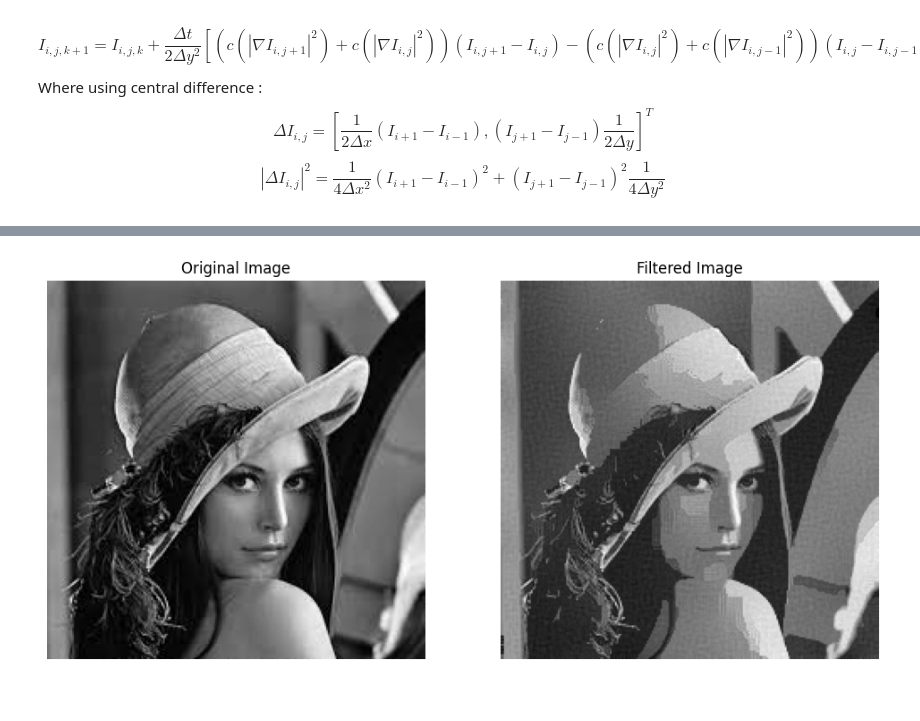
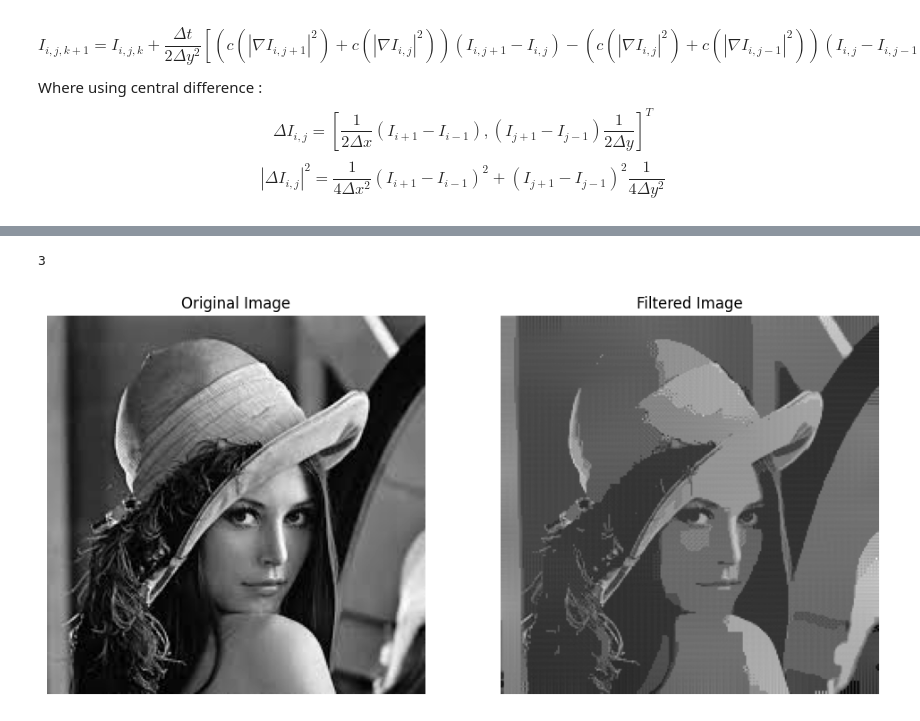
Before and after one commit to arofenitra/Scientific-Computing, a Jupyter notebook: image_processing/anisotropic_diffusion.ipynb, the cells around one changed output, grey strips where cells are left out. Saved outputs shown, nothing was run; the diff lists cells and outputs as text; code cells hidden in the pictures.

```diff
--- a/image_processing/anisotropic_diffusion.ipynb
+++ b/image_processing/anisotropic_diffusion.ipynb
@@ -76,3 +84,8 @@ def dc_2(Delta_I,K):
+# %%
+import imageio.v3 as imageio
+import numpy as np
+image=imageio.imread("lena_grey.jpeg")
+import matplotlib.pylab as pyl
 # %%
 import numpy as np
 import matplotlib.pyplot as plt
@@ -110,34 +123,35 @@ def perona_malik(image, K, iterations, delta_t):
         output += delta_t * div_flux
 
     return output
 
 # Load an example image (you can replace this with your own image)
 image = plt.imread('lena_grey.jpeg')
-
+print(image.ndim)
 # Convert to grayscale if the image is in color
 if image.ndim == 3:
     image = np.mean(image, axis=2)
 
 # Parameters
 K = 20
-iterations = 50
-delta_t = 0.25
+iterations = 500
+delta_t = 0.1
 
 # Apply Perona-Malik filtering
 filtered_image = perona_malik(image, K, iterations, delta_t)
 
 # Display the original and filtered images
 plt.figure(figsize=(12, 6))
 plt.subplot(1, 2, 1)
 plt.title('Original Image')
 plt.imshow(image, cmap='gray')
 plt.axis('off')
 
 plt.subplot(1, 2, 2)
 plt.title('Filtered Image')
 plt.imshow(filtered_image, cmap='gray')
 plt.axis('off')
 
 plt.show()
 # %% [output]
+3
-[figure, old version]
+[figure, new version]
```
Also changed, not shown: parts of 4 cells of this notebook.
